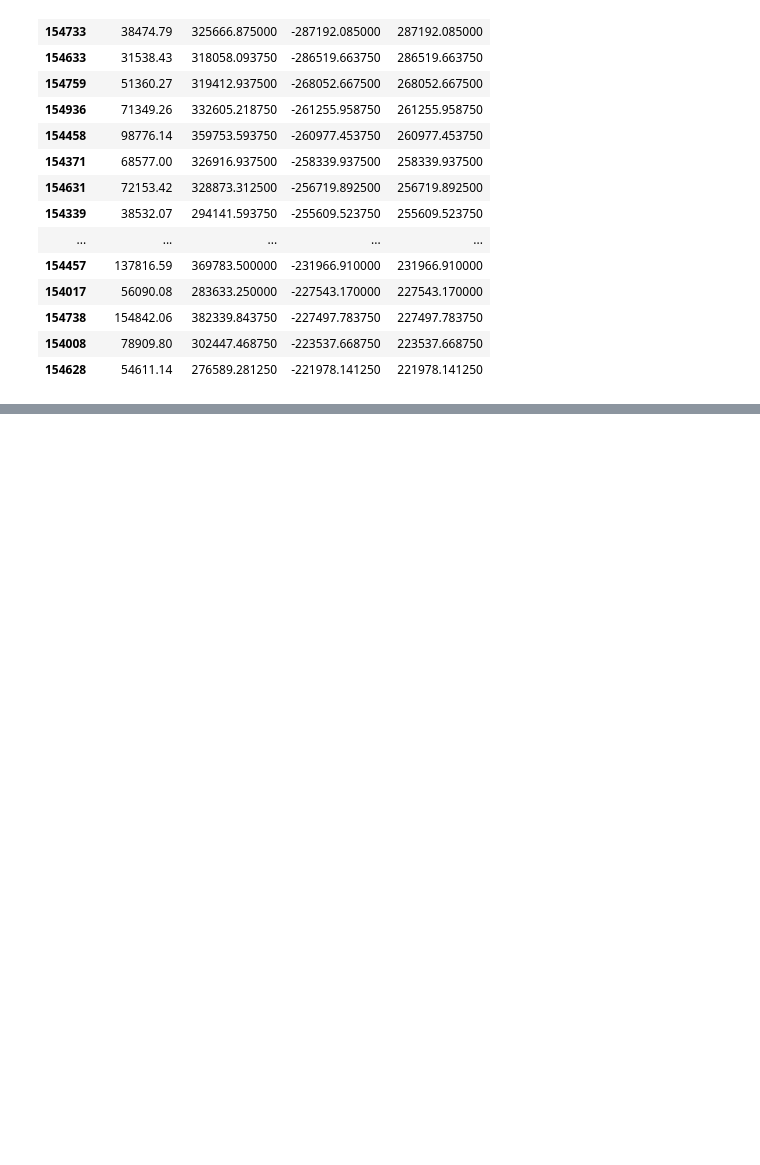
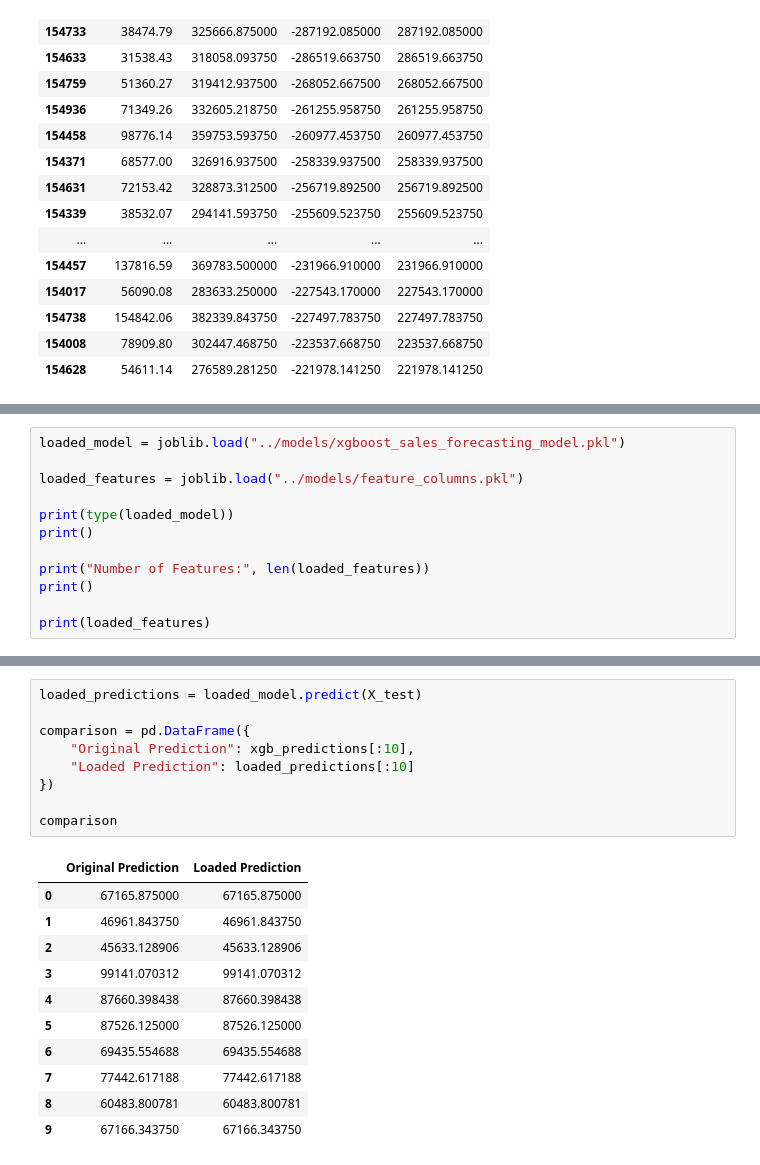
Before and after one commit to DevashishVidhate/Retail-Supply-Chain-Analytics, a Jupyter notebook: notebooks/02_sales_forecasting_models.ipynb, the cells around one changed output, grey strips where cells are left out. Drawn from its saved outputs; the diff is of its cells as text; blank space fills up the shorter version.

Commit message:
Complete model deployment preparation and project documentation

```diff
--- a/notebooks/02_sales_forecasting_models.ipynb
+++ b/notebooks/02_sales_forecasting_models.ipynb
@@ -1254,0 +1289,12 @@ display(
+# %%
+loaded_model = joblib.load("../models/xgboost_sales_forecasting_model.pkl")
+
+loaded_features = joblib.load("../models/feature_columns.pkl")
+
+print(type(loaded_model))
+print()
+
+print("Number of Features:", len(loaded_features))
+print()
+
+print(loaded_features)
@@ -1254,0 +1311,21 @@ display(
+# %%
+loaded_predictions = loaded_model.predict(X_test)
+
+comparison = pd.DataFrame({
+    "Original Prediction": xgb_predictions[:10],
+    "Loaded Prediction": loaded_predictions[:10]
+})
+
+comparison
+# %% [output]
+|  | Original Prediction | Loaded Prediction |
+| 0 | 67165.875000 | 67165.875000 |
+| 1 | 46961.843750 | 46961.843750 |
+| 2 | 45633.128906 | 45633.128906 |
+| 3 | 99141.070312 | 99141.070312 |
+| 4 | 87660.398438 | 87660.398438 |
+| 5 | 87526.125000 | 87526.125000 |
+| 6 | 69435.554688 | 69435.554688 |
+| 7 | 77442.617188 | 77442.617188 |
+| 8 | 60483.800781 | 60483.800781 |
+| 9 | 67166.343750 | 67166.343750 |
```
Also changed, not shown: parts of 24 cells of this notebook, 2 other files.
